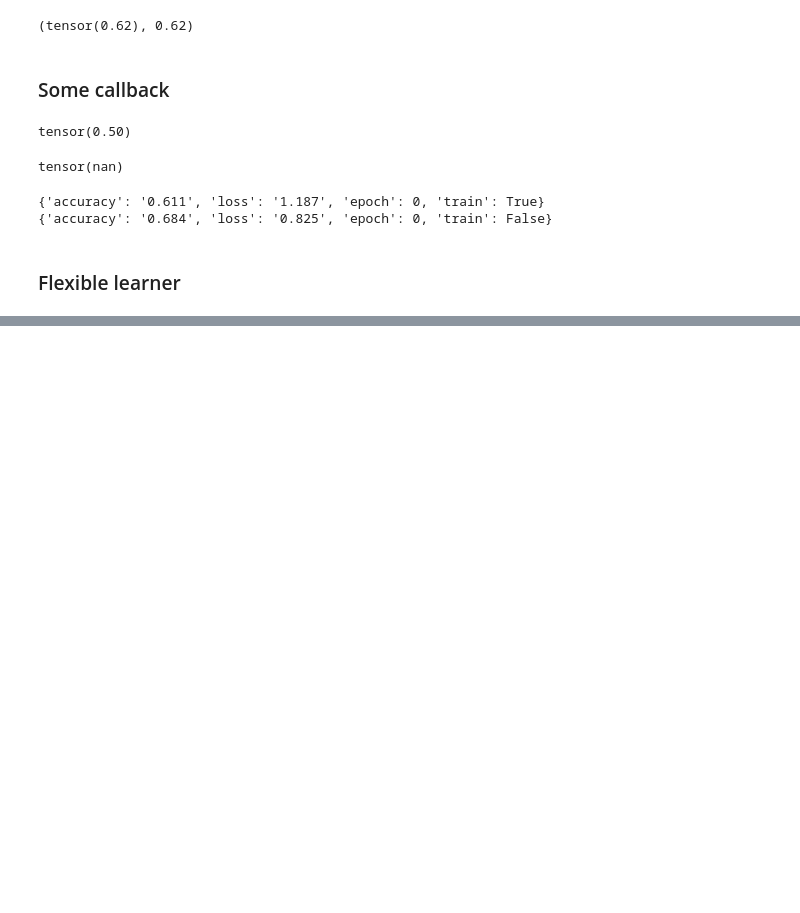
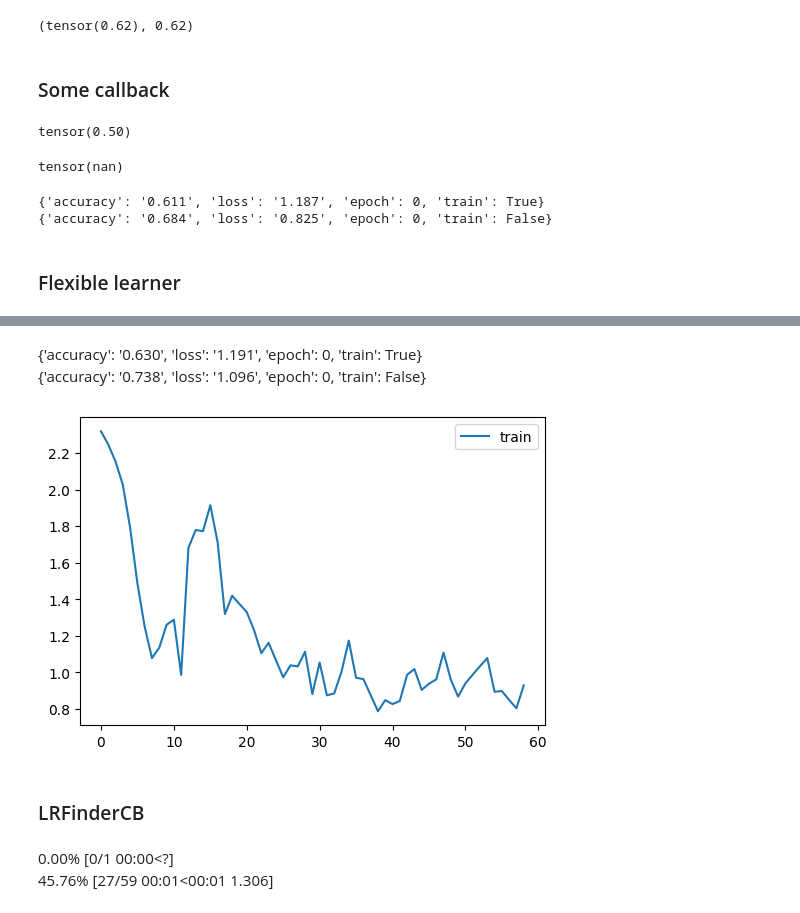
Before and after one commit to cwtmyd/learn-miniai, a Jupyter notebook: 09_learner.ipynb, the cells around one changed output, grey strips where cells are left out. Drawn from its saved outputs; the diff is of its cells as text; code cells hidden in the pictures; blank space fills up the shorter version.

```diff
--- a/09_learner.ipynb
+++ b/09_learner.ipynb
@@ -356,0 +357,26 @@ learn.fit(1)
+# %%
+#|export
+class MomentumLearner(Learner):
+    def __init__(self, model, dls, loss_func, lr, cbs, opt_func=optim.SGD, mom=0.85):
+        self.mom = mom
+        super().__init__(model, dls, loss_func, lr, cbs, opt_func)
+
+    def predict(self): self.preds = self.model(self.batch[0])
+    def get_loss(self): self.loss = self.loss_func(self.preds, self.batch[1])
+    def backward(self): self.loss.backward()
+    def step(self): self.opt.step()
+    def zero_grad(self):
+        with torch.no_grad():
+            for p in self.model.parameters(): p.grad * self.mom
+# %%
+# NB: No TrainCB
+metrics = MetricCB(accuracy=MulticlassAccuracy())
+cbs = [DeviceCB(), metrics, ProgressCB(plot=True)]
+learn = MomentumLearner(get_model(), dls, F.cross_entropy, lr=0.2, cbs=cbs)
+learn.fit(1)
+# %% [output]
+{'accuracy': '0.630', 'loss': '1.191', 'epoch': 0, 'train': True}
+{'accuracy': '0.738', 'loss': '1.096', 'epoch': 0, 'train': False}
+[figure, added]
+# %% [markdown]
+### LRFinderCB
@@ -356,0 +403,8 @@ learn.fit(1)
+# %%
+lrfind = LRFinderCB()
+cbs = [DeviceCB(), ProgressCB(), lrfind]
+learn = MomentumLearner(get_model(), dls, F.cross_entropy, lr=1e-4, cbs=cbs)
+learn.fit(1)
+# %% [output]
+0.00% [0/1 00:00<?]
+45.76% [27/59 00:01<00:01 1.306]
```
Also changed, not shown: parts of 8 cells of this notebook.
